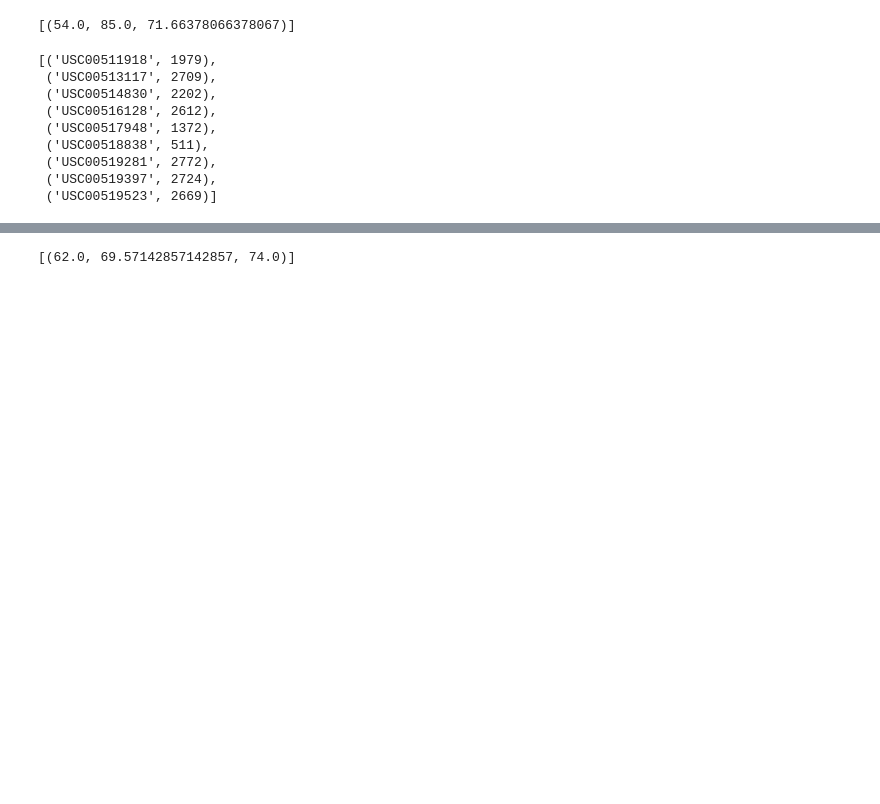
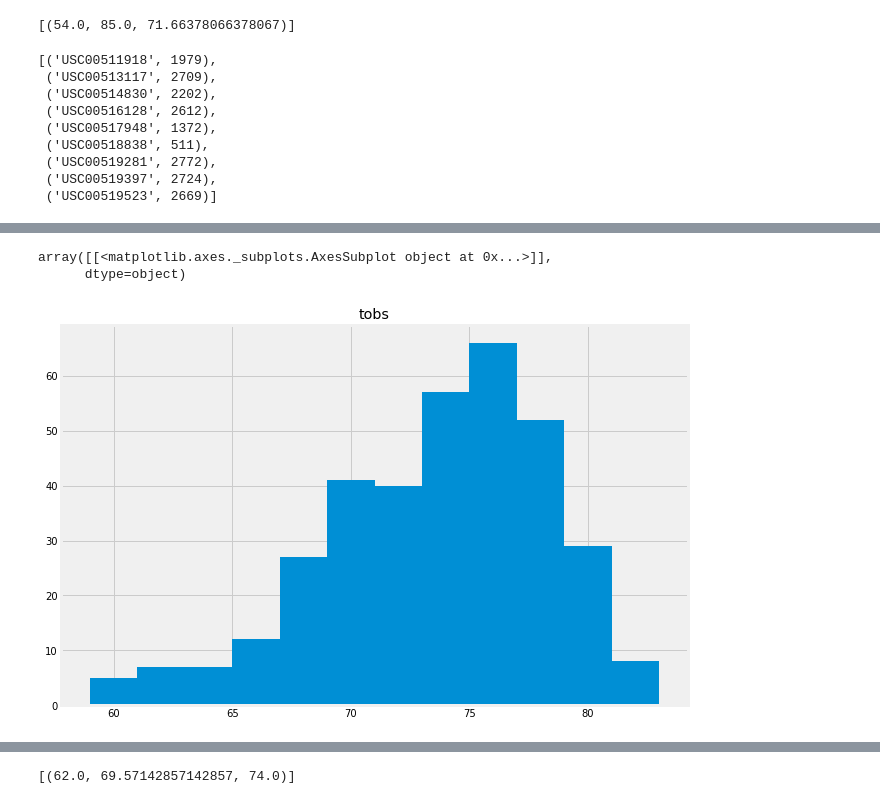
Before and after one commit to SmirnovaAlina/Data_Storage_and_Retrieval, a Jupyter notebook: climate_starter.ipynb, the cells around one changed output, grey strips where cells are left out. Cells and saved outputs as stored; diff of their text form; code cells hidden in the pictures; blank space fills up the shorter version.

Commit message:
plot the result as a histogram

```diff
--- a/climate_starter.ipynb
+++ b/climate_starter.ipynb
@@ -204,6 +201,6 @@ station
  ('USC00519397', 2724),
  ('USC00519523', 2669)]
 # %%
-station_active_temp = session.query(Measurement.date, Measurement.tobs).filter(Measurement.date >'2016-08-23', Measurement.station == 'USC00519281').order_by(Measurement.date).all()
-station_active_temp
+station_active_temp = session.query (Measurement.tobs).filter(Measurement.date >'2016-08-23', Measurement.station == 'USC00519281').order_by(Measurement.date).statement
+type(station_active_temp)
 # %% [output]
@@ -229,0 +208,3 @@ station_active_temp
+# %%
+df2 = pd.read_sql_query(station_active_temp, session.bind)
+df2.head()
@@ -230,3 +218,7 @@ station_active_temp
 # %%
-# Choose the station with the highest number of temperature observations.
 # Query the last 12 months of temperature observation data for this station and plot the results as a histogram
+df2.hist(grid=True,  figsize=(10,7), layout=None, bins=12)
+# %% [output]
+array([[<matplotlib.axes._subplots.AxesSubplot object at 0x...>]],
+      dtype=object)
+[figure, added]
```
Also changed, not shown: parts of 7 cells of this notebook.
